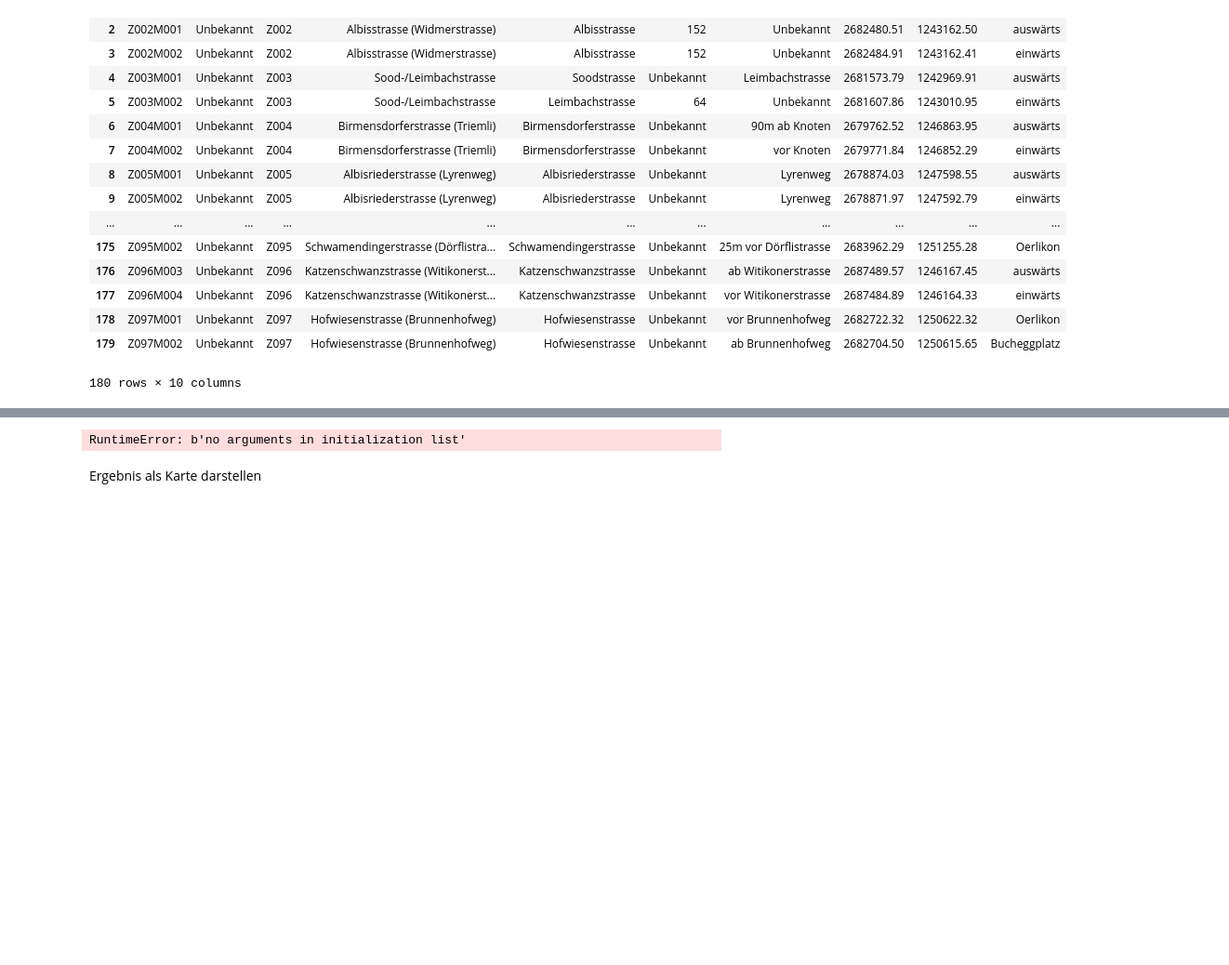
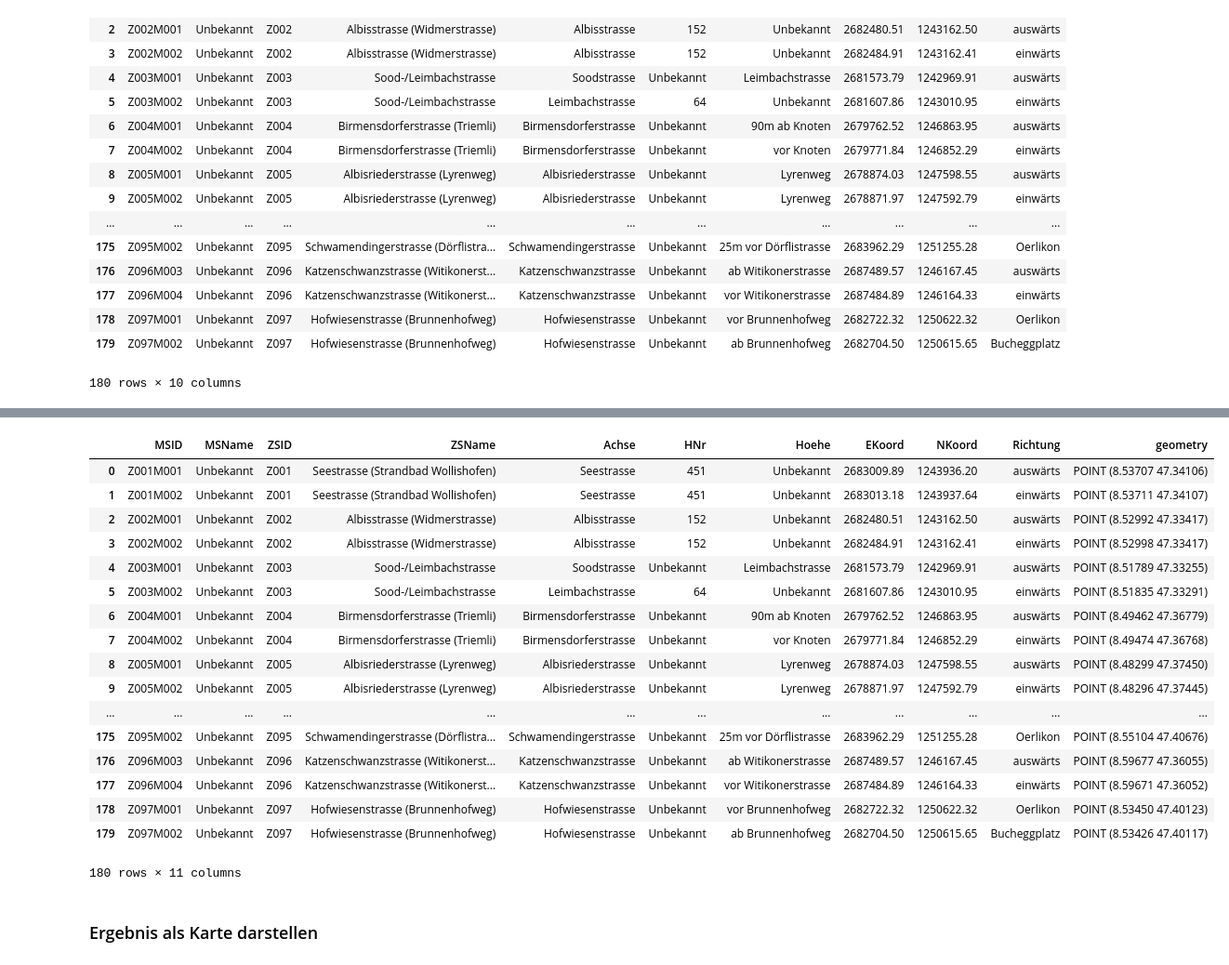
Before and after one commit to opendatazurich/opendatazurich.github.io, a Jupyter notebook: verkehrszaehlung-miv/Daten der Verkehrszählung zum motorisierten Individualverkehr (Stundenwerte).ipynb, the cells around one changed output, grey strips where cells are left out. Shown at 93% size. Cells and saved outputs as stored; diff of their text form; code cells hidden in the pictures; blank space fills up the shorter version.

```diff
--- a/verkehrszaehlung-miv/Daten der Verkehrszählung zum motorisierten Individualverkehr (Stundenwerte).ipynb
+++ b/verkehrszaehlung-miv/Daten der Verkehrszählung zum motorisierten Individualverkehr (Stundenwerte).ipynb
@@ -21,17 +52,18 @@ from shapely.geometry import Point
 
 2020er Datei vom OGD-Katalog herunterladen:
 # %%
+filename = 'sid_dav_verkehrszaehlung_miv_OD2031_2020.csv'
 result = requests.get(
     'https://data.stadt-zuerich.ch/api/3/action/package_show?id=sid_dav_verkehrszaehlung_miv_od2031'
 )
 dataset = result.json()['result']
 traffic_url = None
 for r in dataset['resources']:
-    if r['name'] == 'sid_dav_verkehrszaehlung_miv_OD2031_2020.csv':
+    if r['name'] == filename:
         traffic_url = r['url']
         break
 
 assert traffic_url, "Datei sid_dav_verkehrszaehlung_miv_OD2031_2020.csv nicht gefunden."
-df = pd.read_csv(traffic_url, encoding='utf-8')
-df.head()
+print("Datei %s herunterladen: " % filename)
+download_file(traffic_url, filename)
 # %% [output]
@@ -44,0 +73,3 @@ df.head()
+# %%
+df = pd.read_csv(filename, encoding='utf-8')
+df.head()
@@ -80,7 +121,7 @@ zaehlstellen
 Als nächsten wird das pandas DataFrame in ein GeoDataFrame von geopandas umgewandelt. Dabei wird die Projektion CH1903+ / LV95 (EPSG:2056) verwendet, da die Daten im DataFrame so vorliegen.
 # %%
-geometry = [Point(xy) for xy in zip(df['EKoord'], df['NKoord'])]
-gdf = geopandas.GeoDataFrame(df, geometry=geometry, crs='EPSG:2056')
+geometry = [Point(xy) for xy in zip(zaehlstellen['EKoord'], zaehlstellen['NKoord'])]
+gdf = geopandas.GeoDataFrame(zaehlstellen, geometry=geometry, crs='EPSG:2056')
 # %%
 gdf.crs
 # %% [output]
@@ -88,11 +142,27 @@ gdf.crs
 # %%
-# Konverzierung zu WGS84
-gdf_wgs84 = gdf.to_crs('EPSG:4326')
-gdf_wgs84.head()
+gdf = gdf.to_crs('EPSG:4326')
+gdf
 # %% [output]
+|  | MSID | MSName | ZSID | ZSName | Achse | HNr | Hoehe | EKoord | NKoord | Richtung | geometry |
+| 0 | Z001M001 | Unbekannt | Z001 | Seestrasse (Strandbad Wollishofen) | Seestrasse | 451 | Unbekannt | 2683009.89 | 1243936.20 | auswärts | POINT (8.53707 47.34106) |
+| 1 | Z001M002 | Unbekannt | Z001 | Seestrasse (Strandbad Wollishofen) | Seestrasse | 451 | Unbekannt | 2683013.18 | 1243937.64 | einwärts | POINT (8.53711 47.34107) |
+| 2 | Z002M001 | Unbekannt | Z002 | Albisstrasse (Widmerstrasse) | Albisstrasse | 152 | Unbekannt | 2682480.51 | 1243162.50 | auswärts | POINT (8.52992 47.33417) |
+| 3 | Z002M002 | Unbekannt | Z002 | Albisstrasse (Widmerstrasse) | Albisstrasse | 152 | Unbekannt | 2682484.91 | 1243162.41 | einwärts | POINT (8.52998 47.33417) |
+| 4 | Z003M001 | Unbekannt | Z003 | Sood-/Leimbachstrasse | Soodstrasse | Unbekannt | Leimbachstrasse | 2681573.79 | 1242969.91 | auswärts | POINT (8.51789 47.33255) |
+| 5 | Z003M002 | Unbekannt | Z003 | Sood-/Leimbachstrasse | Leimbachstrasse | 64 | Unbekannt | 2681607.86 | 1243010.95 | einwärts | POINT (8.51835 47.33291) |
+| 6 | Z004M001 | Unbekannt | Z004 | Birmensdorferstrasse (Triemli) | Birmensdorferstrasse | Unbekannt | 90m ab Knoten | 2679762.52 | 1246863.95 | auswärts | POINT (8.49462 47.36779) |
+| 7 | Z004M002 | Unbekannt | Z004 | Birmensdorferstrasse (Triemli) | Birmensdorferstrasse | Unbekannt | vor Knoten | 2679771.84 | 1246852.29 | einwärts | POINT (8.49474 47.36768) |
+| 8 | Z005M001 | Unbekannt | Z005 | Albisriederstrasse (Lyrenweg) | Albisriederstrasse | Unbekannt | Lyrenweg | 2678874.03 | 1247598.55 | auswärts | POINT (8.48299 47.37450) |
+| 9 | Z005M002 | Unbekannt | Z005 | Albisriederstrasse (Lyrenweg) | Albisriederstrasse | Unbekannt | Lyrenweg | 2678871.97 | 1247592.79 | einwärts | POINT (8.48296 47.37445) |
+| ... | ... | ... | ... | ... | ... | ... | ... | ... | ... | ... | ... |
+| 175 | Z095M002 | Unbekannt | Z095 | Schwamendingerstrasse (Dörflistra... | Schwamendingerstrasse | Unbekannt | 25m vor Dörflistrasse | 2683962.29 | 1251255.28 | Oerlikon | POINT (8.55104 47.40676) |
+| 176 | Z096M003 | Unbekannt | Z096 | Katzenschwanzstrasse (Witikonerst... | Katzenschwanzstrasse | Unbekannt | ab Witikonerstrasse | 2687489.57 | 1246167.45 | auswärts | POINT (8.59677 47.36055) |
+| 177 | Z096M004 | Unbekannt | Z096 | Katzenschwanzstrasse (Witikonerst... | Katzenschwanzstrasse | Unbekannt | vor Witikonerstrasse | 2687484.89 | 1246164.33 | einwärts | POINT (8.59671 47.36052) |
+| 178 | Z097M001 | Unbekannt | Z097 | Hofwiesenstrasse (Brunnenhofweg) | Hofwiesenstrasse | Unbekannt | vor Brunnenhofweg | 2682722.32 | 1250622.32 | Oerlikon | POINT (8.53450 47.40123) |
+| 179 | Z097M002 | Unbekannt | Z097 | Hofwiesenstrasse (Brunnenhofweg) | Hofwiesenstrasse | Unbekannt | ab Brunnenhofweg | 2682704.50 | 1250615.65 | Bucheggplatz | POINT (8.53426 47.40117) |
-RuntimeError: b'no arguments in initialization list'
+180 rows × 11 columns
 # %% [markdown]
-Ergebnis als Karte darstellen
+### Ergebnis als Karte darstellen
 # %%
 m = folium.Map(location=[47.38, 8.53], zoom_start=13, tiles=None)
 folium.raster_layers.WmsTileLayer(
```
Also changed, not shown: parts of 13 cells of this notebook, 6 other files.
